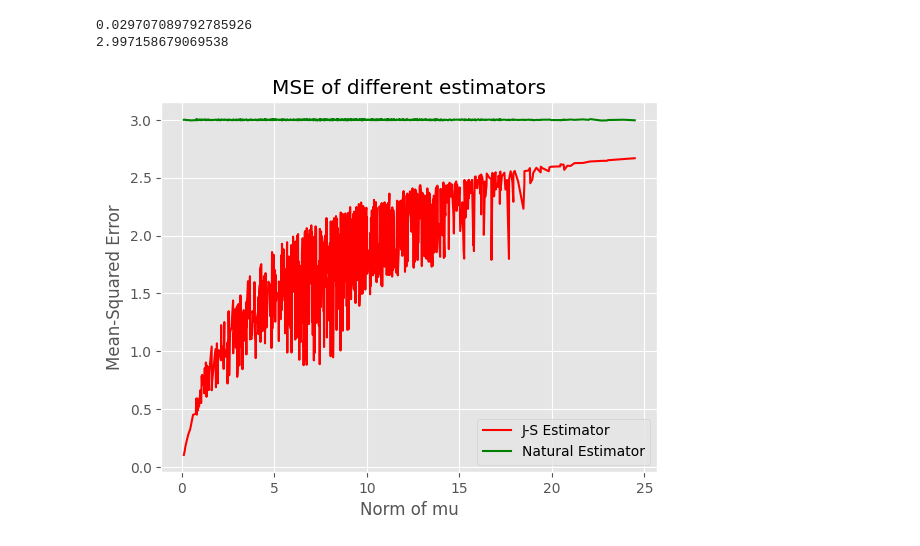
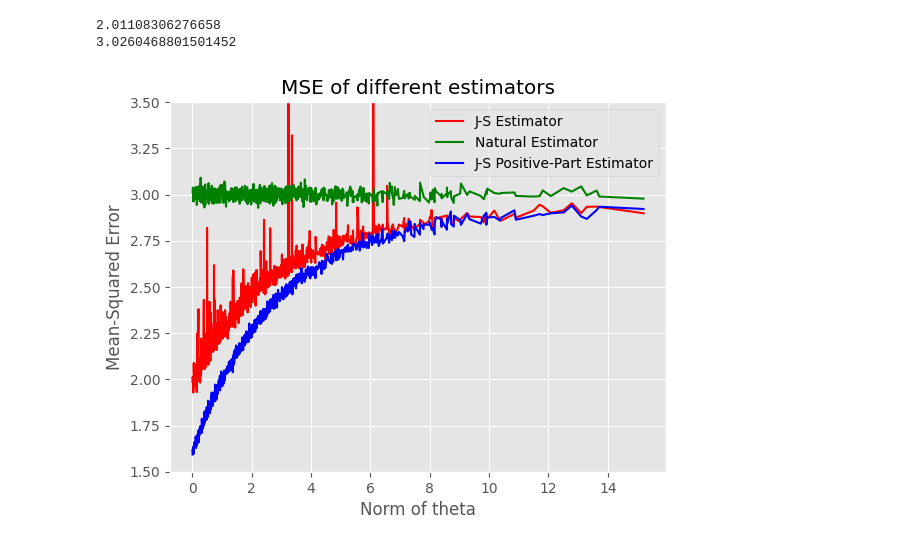
Before and after one commit to KeterWen/22FALL_ECE225, a Jupyter notebook: MSE_visualization.ipynb, the cells around one changed output. Cells and saved outputs as stored; diff of their text form; code cells hidden in the pictures.

Commit message:
fix visualization

```diff
--- a/MSE_visualization.ipynb
+++ b/MSE_visualization.ipynb
@@ -4,6 +4,14 @@ from tqdm import trange
 import matplotlib.pyplot as plt
 
 plt.style.use('ggplot')
+# %%
+def optimzed_JS_estimator(x):
+    """
+    Return the estimation given by J-S estimator
+    """
+    p = x.shape[0]
+    norm = np.dot(x, np.transpose(x))
+    return max((1 - (p - 2) / norm), 0) * x
 # %%
 def JS_estimator(x):
     """
@@ -21,7 +30,7 @@ def natural_estimator(x):
 # %%
 def sample_MSE(mu, estimator):
     p = mu.shape[0]
-    sample_num = 1000000
+    sample_num = 10000
     samples = np.zeros((p, sample_num))
     dis = np.zeros(sample_num)
 
@@ -31,7 +40,7 @@ def sample_MSE(mu, estimator):
         samples[i,:] = sample_i
 
     # Compute (f(X) - \mu)^2
-    dis = np.linalg.norm(np.apply_along_axis(estimator, 1, samples) - mu[:, None], axis = 0) ** 2
+    dis = np.linalg.norm(np.apply_along_axis(estimator, 0, samples) - mu[:, None], axis = 0) ** 2
     """
     for i in range(sample_num):
         dis_i = estimator(samples[:,i]) - mu
@@ -43,30 +52,34 @@ mu = np.array([0.1, 0.1, 0.1])
 print(sample_MSE(mu, JS_estimator))
 print(sample_MSE(mu, natural_estimator))
 # %% [output]
-0.029707089792785926
-2.997158679069538
+2.01108306276658
+3.0260468801501452
 # %%
 # Sample different mu
 mu_sample_num = 1000
-mu_list = np.random.uniform(0, 3, size=(mu_sample_num, 3))
+mu_list = np.random.normal(loc=0, scale=1.0, size=(mu_sample_num, 3))
 sorted_list = sorted(mu_list, key=lambda x: np.dot(x, np.transpose(x)))
 # %%
 distance = np.zeros(mu_sample_num)
 JS_MSE = np.zeros(mu_sample_num)
 ML_MSE = np.zeros(mu_sample_num)
+OJS_MSE = np.zeros(mu_sample_num)
 
 for i in trange(mu_sample_num):
     mu = sorted_list[i]
     distance[i] = np.dot(mu, np.transpose(mu))
     JS_MSE[i] = sample_MSE(mu, JS_estimator)
     ML_MSE[i] = sample_MSE(mu, natural_estimator)
+    OJS_MSE[i] = sample_MSE(mu, optimzed_JS_estimator)
 # %%
 plt.plot(distance, JS_MSE, color = 'r', label="J-S Estimator")
 plt.plot(distance, ML_MSE, color = 'g', label="Natural Estimator")
-plt.xlabel("Norm of mu")
+plt.plot(distance, OJS_MSE, color = 'b', label="J-S Positive-Part Estimator")
+plt.xlabel("Norm of theta")
 plt.ylabel("Mean-Squared Error")
+plt.ylim((1.5, 3.5))
 plt.legend(loc = "best")
 plt.title("MSE of different estimators")
 plt.savefig("Mean-Squared Error Sample")
 # %% [output]
-[figure, old version]
+[figure, new version]
```
Also changed, not shown: parts of 1 cell of this notebook, 2 other files.
